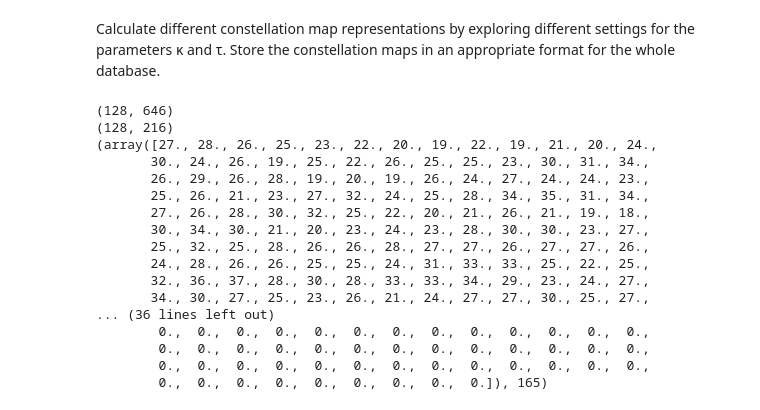
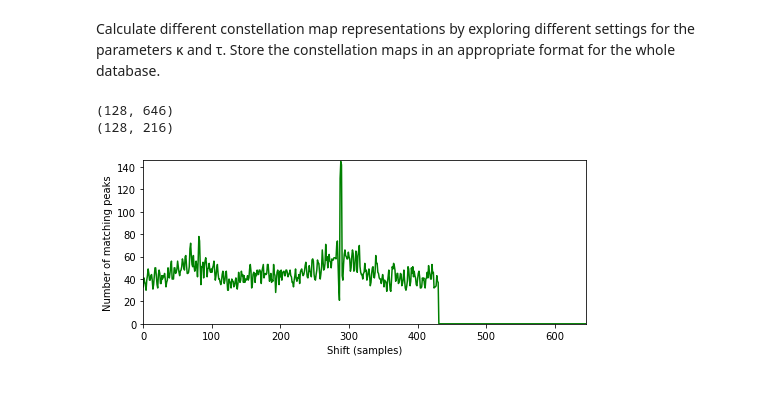
Before and after one commit to Pauhl/EIR-Exercise2, a Jupyter notebook: eir.ipynb, the cells around one changed output. Drawn from its saved outputs; the diff is of its cells as text; code cells hidden in the pictures.

```diff
--- a/eir.ipynb
+++ b/eir.ipynb
@@ -202,8 +202,10 @@ def getMap(param_i, opt_i, file_i):
     #param_i 0-8
     #opt_i 0-4 (original, coding, noise, mobile, full)
     #file_i 0-19
+    param_folder = sorted(Path("maps").iterdir())[param_i]
+    opt_folder = param_folder / folder_options[opt_i]
+    file = sorted(opt_folder.iterdir())[file_i]
 
-    file = sorted((sorted(Path("maps").iterdir())[param_i] / folder_options[opt_i]).iterdir())[file_i]
 
 
     data = np.load(file)
@@ -222,48 +224,40 @@ def compute_matching_function(C_D, C_Q, tol_freq=1, tol_time=1):
     Args:
         C_D (np.ndarray): Binary matrix used as dababase document
         C_Q (np.ndarray): Binary matrix used as query document
         tol_freq (int): Tolerance in frequency direction (vertical) (Default value = 1)
         tol_time (int): Tolerance in time direction (horizontal) (Default value = 1)
 
     Returns:
         Delta (np.ndarray): Matching function
         shift_max (int): Optimal shift position maximizing Delta
     """
     L = C_D.shape[1]
     N = C_Q.shape[1]
     M = L - N
     assert M >= 0, "Query must be shorter than document"
     Delta = np.zeros(L)
     for m in range(M + 1):
         C_D_crop = C_D[:, m:m+N]
         TP, FN, FP, C_AND = match_binary_matrices_tol(C_D_crop, C_Q,
                                                       tol_freq=tol_freq, tol_time=tol_time)
-        Delta[m] = TP
+        Delta[m] = TP #Angabe:  however, precision, recall, or F measure could be chosen, too
     shift_max = np.argmax(Delta)
     return Delta, shift_max
 
 
-map1 = getMap(0, 4, 15)
+map1 = getMap(0, 4, 12)
 map2 = getMap(0, 3, 12)
 
 print(map1.shape)
 print(map2.shape)
-print(compute_matching_function(map1, map2))
+
+
+Delta, shift_max = compute_matching_function(map1, map2)
+y_max = Delta[shift_max] + 1
+fig, ax, line = libfmp.b.plot_signal(Delta, ylim=[0, y_max], color='g',
+                                     xlabel='Shift (samples)', ylabel='Number of matching peaks',
+                                     figsize=(7, 3))
 # %% [output]
 (128, 646)
 (128, 216)
-(array([27., 28., 26., 25., 23., 22., 20., 19., 22., 19., 21., 20., 24.,
-       30., 24., 26., 19., 25., 22., 26., 25., 25., 23., 30., 31., 34.,
-       26., 29., 26., 28., 19., 20., 19., 26., 24., 27., 24., 24., 23.,
-       25., 26., 21., 23., 27., 32., 24., 25., 28., 34., 35., 31., 34.,
-       27., 26., 28., 30., 32., 25., 22., 20., 21., 26., 21., 19., 18.,
-       30., 34., 30., 21., 20., 23., 24., 23., 28., 30., 30., 23., 27.,
-       25., 32., 25., 28., 26., 26., 28., 27., 27., 26., 27., 27., 26.,
-       24., 28., 26., 26., 25., 25., 24., 31., 33., 33., 25., 22., 25.,
-       32., 36., 37., 28., 30., 28., 33., 33., 34., 29., 23., 24., 27.,
-       34., 30., 27., 25., 23., 26., 21., 24., 27., 27., 30., 25., 27.,
-... (36 lines left out)
-        0.,  0.,  0.,  0.,  0.,  0.,  0.,  0.,  0.,  0.,  0.,  0.,  0.,
-        0.,  0.,  0.,  0.,  0.,  0.,  0.,  0.,  0.,  0.,  0.,  0.,  0.,
-        0.,  0.,  0.,  0.,  0.,  0.,  0.,  0.,  0.,  0.,  0.,  0.,  0.,
-        0.,  0.,  0.,  0.,  0.,  0.,  0.,  0.,  0.]), 165)
+[figure, added]
```
